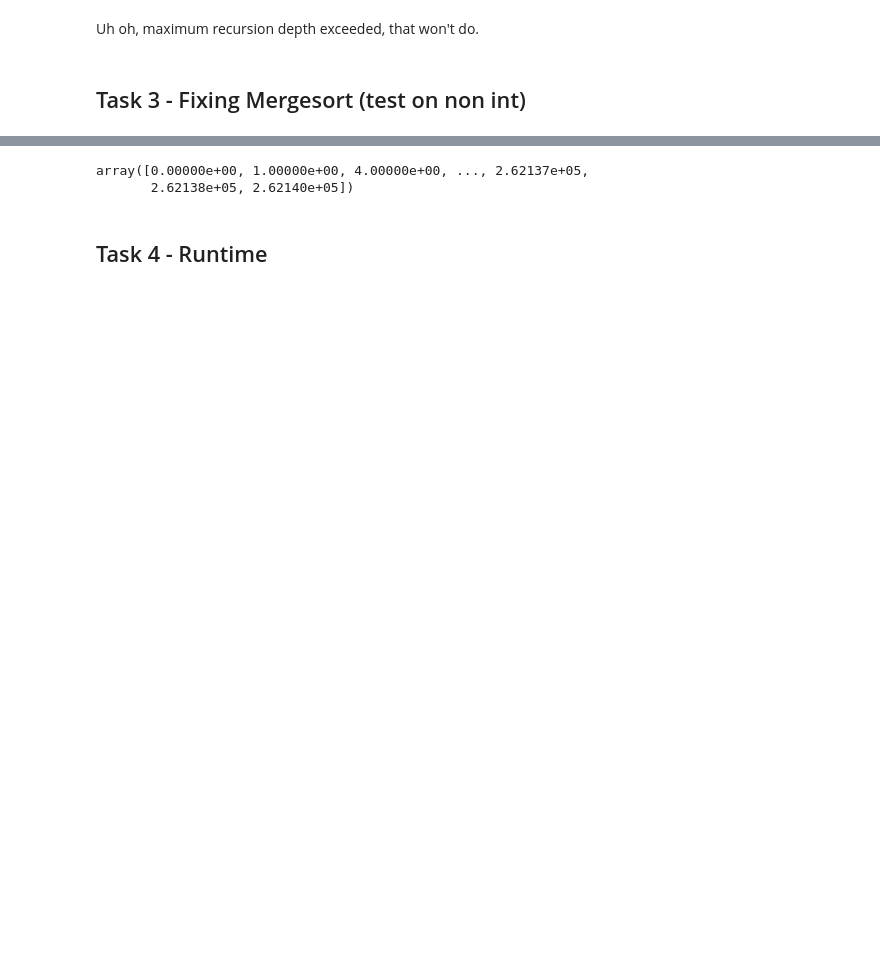
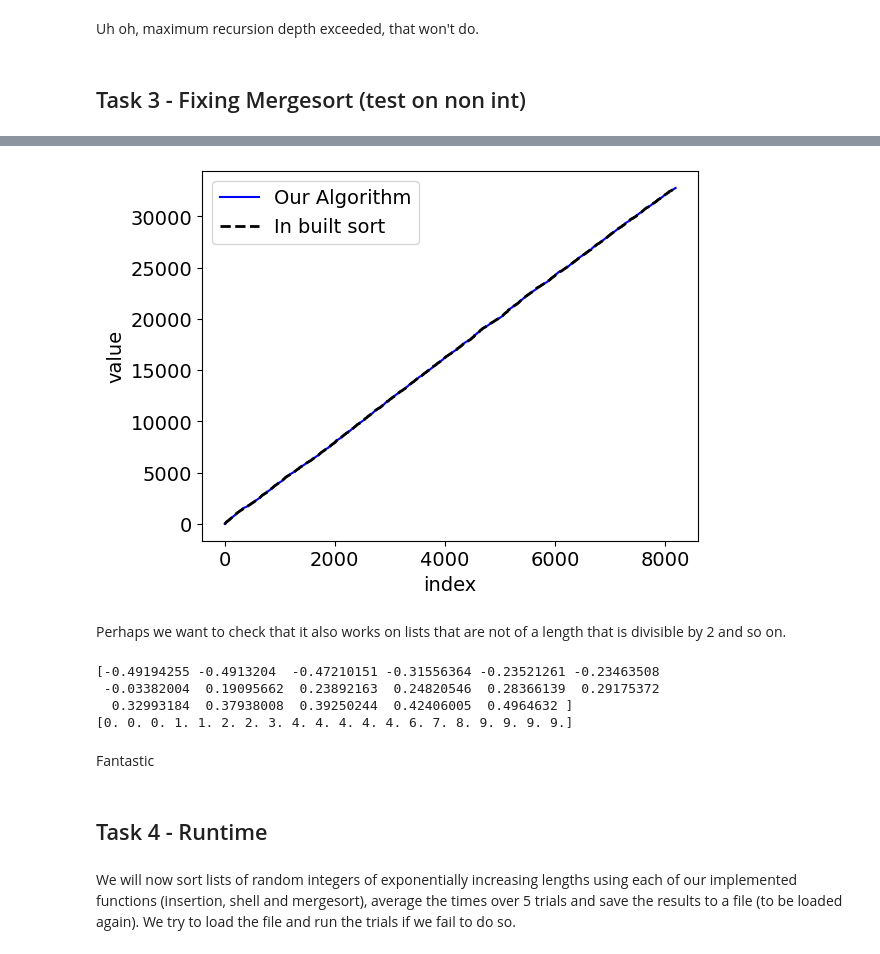
Before and after one commit to nvanderriet/MA934, a Jupyter notebook: Wk2/MA394_Notebook_1809536.ipynb, the cells around one changed output, grey strips where cells are left out. Drawn from its saved outputs; the diff is of its cells as text; code cells hidden in the pictures; blank space fills up the shorter version.

```diff
--- a/Wk2/MA394_Notebook_1809536.ipynb
+++ b/Wk2/MA394_Notebook_1809536.ipynb
@@ -202,12 +215,38 @@ def mergesort(l): # The new and improved merge sort (notice lowercase s)
         m=n//2
     return merge(mergesort(l[0:m]), mergesort(l[m:n]))
 # %%
-l = np.random.randint(np.power(2,18),size = (np.power(2,17)))
-# print(np.sort(l))
-mergesort(l)
+l = np.random.randint(np.power(2,15),size = (np.power(2,13)))
+
+theirsort = np.sort(l)
+oursort = mergesort(l)
+
+plt.rcParams.update({'font.size': 14})
+
+plt.plot(oursort, "b-", linewidth = 1.5, label=r"Our Algorithm")
+plt.plot(theirsort, "k--", linewidth=2.0, label=r"In built sort")
+plt.legend(loc="upper left")
+
+plt.xlabel(r"index")
+plt.ylabel(r"value")
+plt.show()
 # %% [output]
-array([0.00000e+00, 1.00000e+00, 4.00000e+00, ..., 2.62137e+05,
-       2.62138e+05, 2.62140e+05])
+[figure, added]
+# %% [markdown]
+Perhaps we want to check that it also works on lists that are not of a length that is divisible by 2 and so on.
+# %%
+l = np.random.rand(17)-0.5 # floats, negatives
+print(mergesort(l))
+l = np.random.randint(10,size=(20)) # repeats
+print(mergesort(l))
+# %% [output]
+[-0.49194255 -0.4913204  -0.47210151 -0.31556364 -0.23521261 -0.23463508
+ -0.03382004  0.19095662  0.23892163  0.24820546  0.28366139  0.29175372
+  0.32993184  0.37938008  0.39250244  0.42406005  0.4964632 ]
+[0. 0. 0. 1. 1. 2. 2. 3. 4. 4. 4. 4. 4. 6. 7. 8. 9. 9. 9. 9.]
+# %% [markdown]
+Fantastic
 # %% [markdown]
 ## Task 4 - Runtime
+# %% [markdown]
+We will now sort lists of random integers of exponentially increasing lengths using each of our implemented functions (insertion, shell and mergesort), average the times over 5 trials and save the results to a file (to be loaded again). We try to load the file and run the trials if we fail to do so.
 # %%
```
Also changed, not shown: parts of 23 cells of this notebook, 2 other files.
